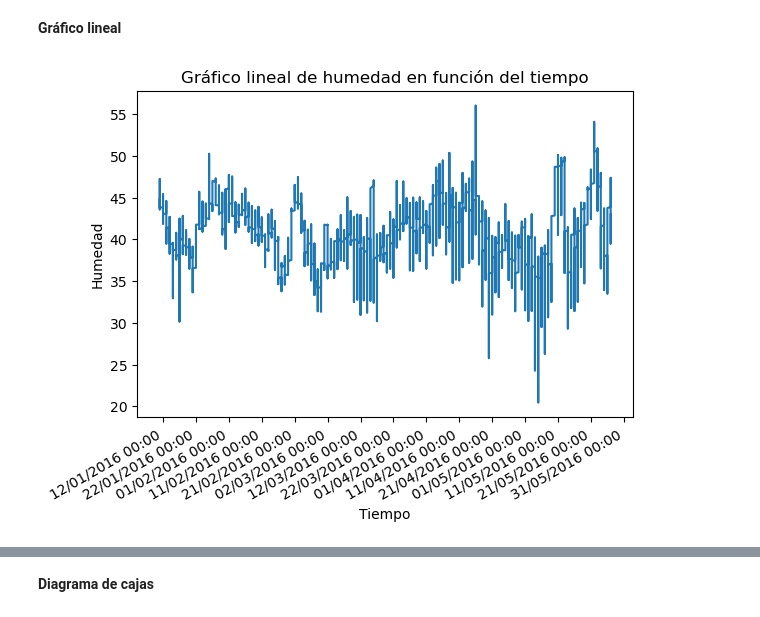
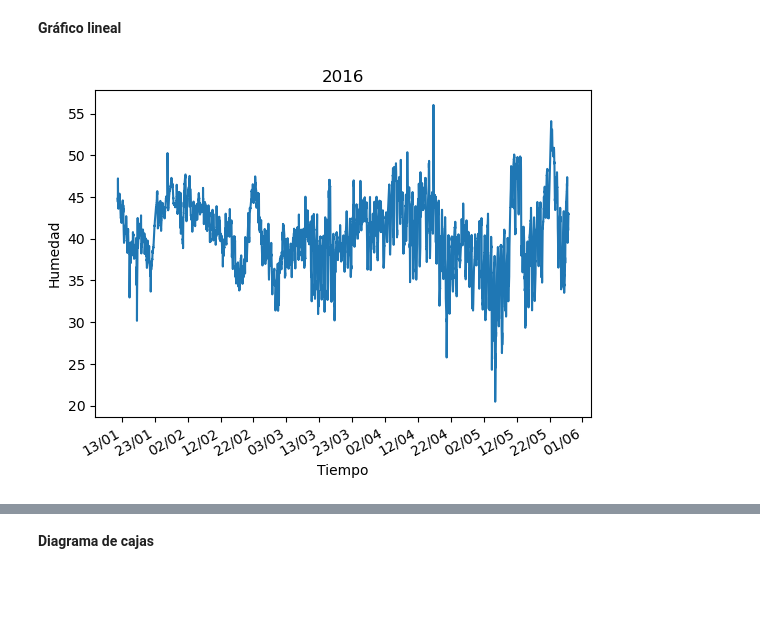
Before and after one commit to SimonFV/Proyecto_1_Analisis_de_Humedad, a Jupyter notebook: descripcion_datos.ipynb, the cells around one changed output, grey strips where cells are left out. Drawn from its saved outputs; the diff is of its cells as text; code cells hidden in the pictures; blank space fills up the shorter version.

Commit message:
Arreglos al grafico lineal.

```diff
--- a/descripcion_datos.ipynb
+++ b/descripcion_datos.ipynb
@@ -28,7 +28,7 @@ datos = np.genfromtxt(filename, delimiter = ';', skip_header = 1, dtype = None,
 
 # Se extraen los datos de humedad y tiempo en arrays aparte
 _tiempo = np.array([elem[0] for elem in datos])
-tiempo = [dt.datetime.strptime(d,'%d/%m/%Y %H:%M').date() for d in _tiempo]
+tiempo = [dt.datetime.strptime(d,'%d/%m/%Y %H:%M') for d in _tiempo]
 humedad_sin_orden = np.array([elem[1] for elem in datos])
 humedad = np.array(humedad_sin_orden, copy=True)
 
@@ -146,14 +146,14 @@ A continuación se presentan los datos mediante gráfico lineal, diagrama de caj
 # %%
 # Generar el plot
 
-plt.gca().xaxis.set_major_formatter(mdates.DateFormatter('%d/%m/%Y %H:%M'))
+plt.gca().xaxis.set_major_formatter(mdates.DateFormatter('%d/%m'))
 plt.gca().xaxis.set_major_locator(mdates.DayLocator(interval=10))
 plt.plot(tiempo, humedad_sin_orden)
 plt.gcf().autofmt_xdate()
 
 plt.xlabel('Tiempo')
 plt.ylabel('Humedad')
-plt.title("Gráfico lineal de humedad en función del tiempo")
+plt.title("2016")
 plt.show()
 # %% [output]
-[figure, old version]
+[figure, new version]
```
Also changed, not shown: parts of 4 cells of this notebook.
